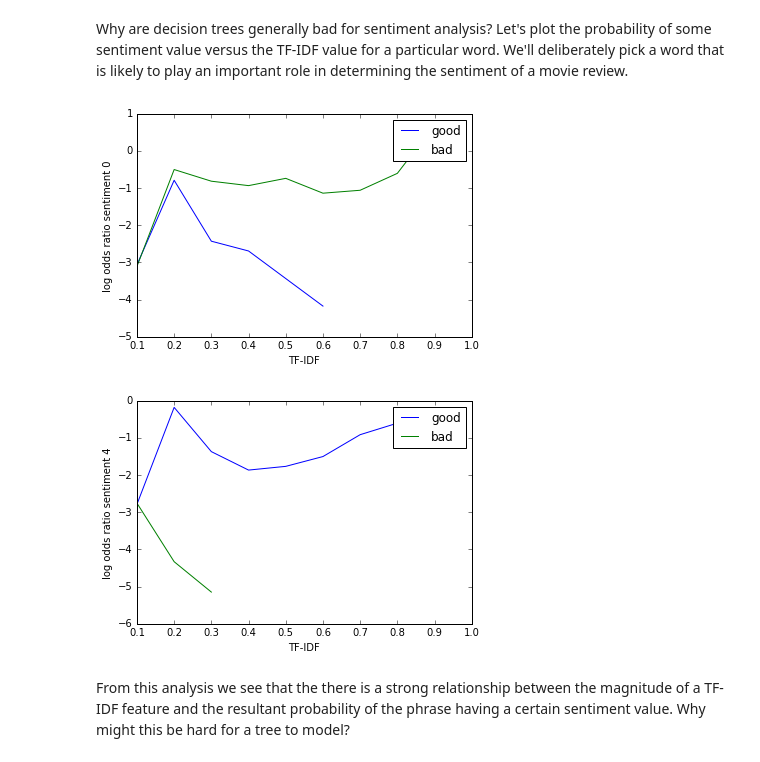
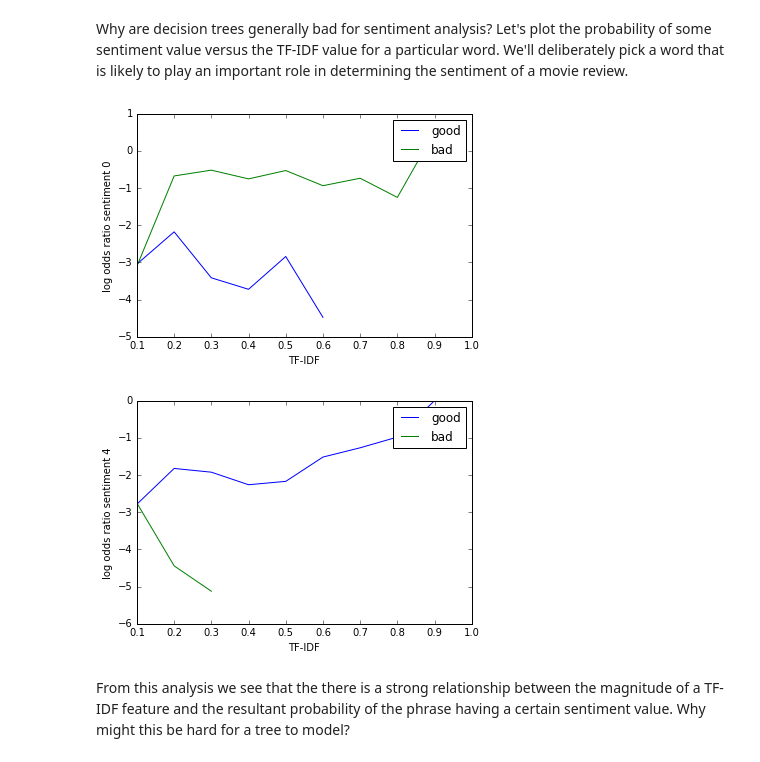
Before and after one commit to paulruvolo/DataScience16, a Jupyter notebook: inclass/day10/day10_with_output.ipynb, the cells around one changed output. Saved outputs shown, nothing was run; the diff lists cells and outputs as text; code cells hidden in the pictures.

```diff
--- a/inclass/day10/day10_with_output.ipynb
+++ b/inclass/day10/day10_with_output.ipynb
@@ -318,34 +293,34 @@ Why are decision trees generally bad for sentiment analysis?  Let's plot the pro
 # %%
 %matplotlib inline
 import matplotlib.pyplot as plt
 
 def make_log_odds_plot(word, sentiment):
     log_odds = []
     word_index = vectorizer.get_feature_names().index(word)
     word_tf_idf = np.asarray(X_train[:,word_index].todense())
     bucket_centers = np.arange(0, np.max(word_tf_idf), .1)
     bucket_indices = np.digitize(word_tf_idf, bucket_centers)
 
     for i, v in enumerate(bucket_centers):
-        smoothed_prob = np.sum((y_train[:, np.newaxis] == sentiment) * (bucket_indices == i)) / float(sum(buckets == i))
+        smoothed_prob = np.sum((y_train[:, np.newaxis] == sentiment) * (bucket_indices == i)) / float(sum(bucket_indices == i))
         log_odds.append(np.log(smoothed_prob / (1-smoothed_prob)))
     plt.plot(bucket_centers, log_odds)
     plt.ylabel('log odds ratio sentiment %d' % (sentiment,))
     plt.xlabel('TF-IDF')
 
 make_log_odds_plot('good', 0)
 make_log_odds_plot('bad', 0)
 plt.legend(['good', 'bad'])
 plt.show()
 # %% [output]
-[figure, old version]
+[figure, new version]
 # %%
 make_log_odds_plot('good', 4)
 make_log_odds_plot('bad', 4)
 plt.legend(['good', 'bad'])
 plt.show()
 # %% [output]
-[figure, old version]
+[figure, new version]
 # %% [markdown]
 From this analysis we see that the there is a strong relationship between the magnitude of a TF-IDF feature and the resultant probability of the phrase having a certain sentiment value.  Why might this be hard for a tree to model?
 # %% [markdown]
```
Also changed, not shown: parts of 23 cells of this notebook, 1 other file.
